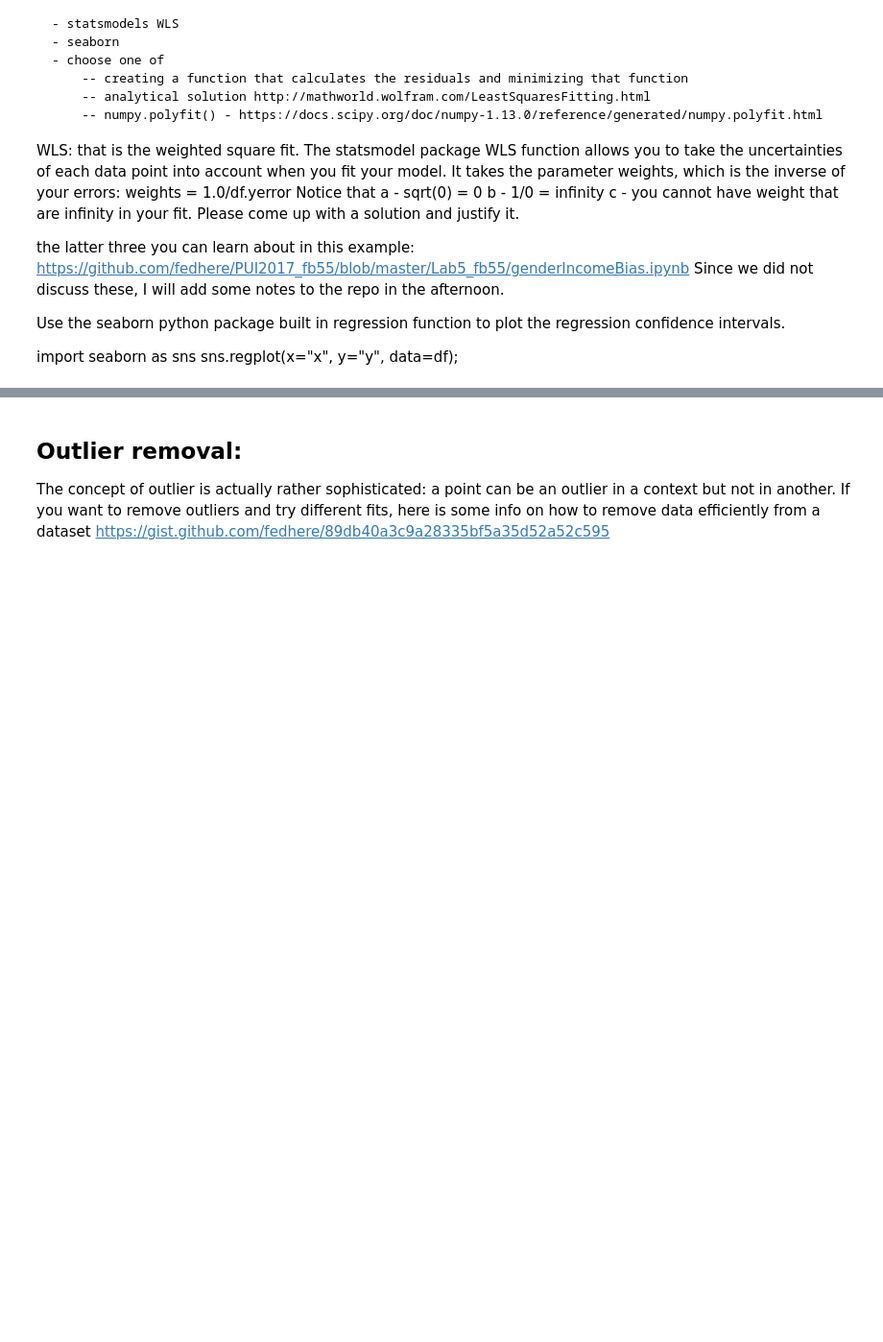
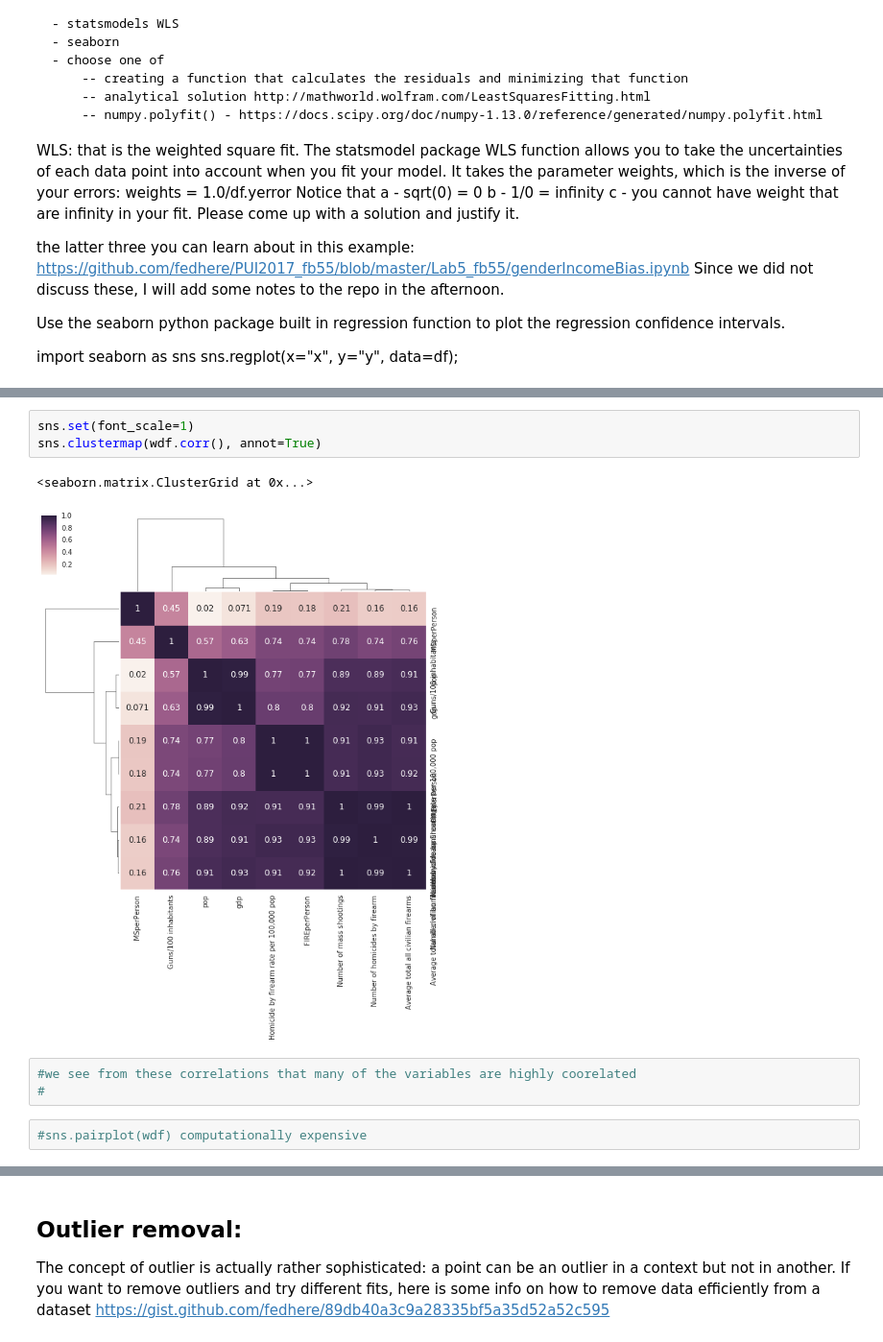
Before and after one commit to samjfalk/PUI2018_sjf374, a Jupyter notebook: HW9_sjf374/HW9_3_sjf374.ipynb, the cells around one changed output, grey strips where cells are left out. Shown at 96% size. Cells and saved outputs as stored; diff of their text form; blank space fills up the shorter version.

```diff
--- a/HW9_sjf374/HW9_3_sjf374.ipynb
+++ b/HW9_sjf374/HW9_3_sjf374.ipynb
@@ -539,0 +567,11 @@ sns.regplot(x="x", y="y", data=df);
+# %%
+sns.set(font_scale=1)
+sns.clustermap(wdf.corr(), annot=True)
+# %% [output]
+<seaborn.matrix.ClusterGrid at 0x...>
+[figure, added]
+# %%
+#we see from these correlations that many of the variables are highly coorelated
+#
+# %%
+#sns.pairplot(wdf) computationally expensive
```
Also changed, not shown: parts of 44 cells of this notebook, 1 other file.
